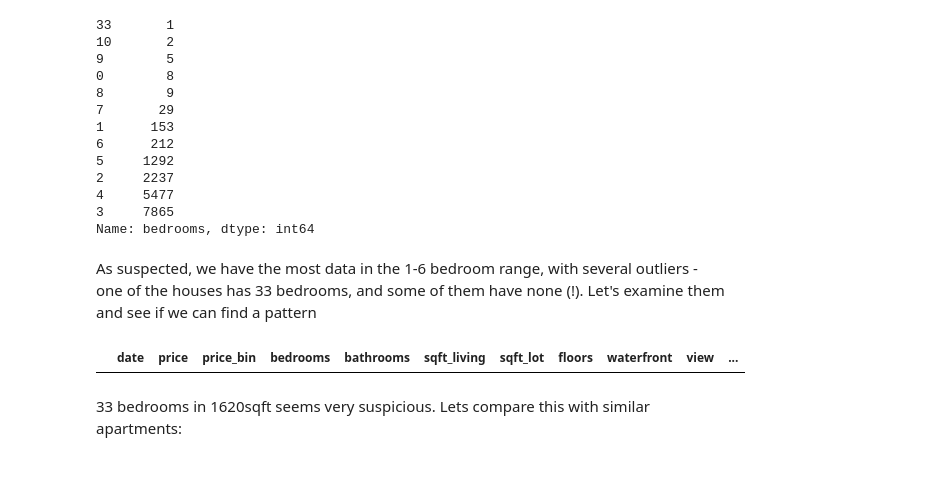
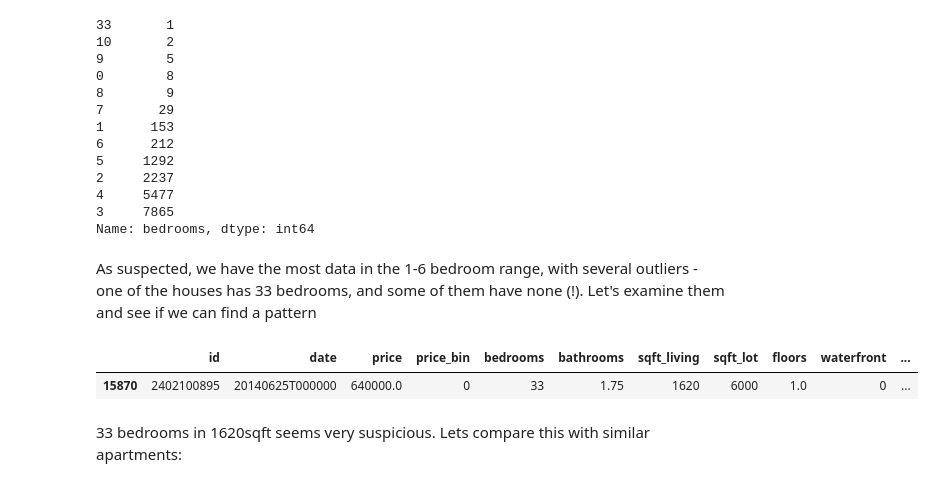
Before and after one commit to PabloOb/housing_seattle, a Jupyter notebook: analysis.ipynb, the cells around one changed output. Saved outputs shown, nothing was run; the diff lists cells and outputs as text; code cells hidden in the pictures.

```diff
--- a/analysis.ipynb
+++ b/analysis.ipynb
@@ -196,9 +202,10 @@ Name: bedrooms, dtype: int64
 # %% [markdown]
 As suspected, we have the most data in the 1-6 bedroom range, with several outliers - one of the houses has 33 bedrooms, and some of them have none (!). Let's examine them and see if we can find a pattern
 # %%
-bedroom_outlier = housing.loc[(housing['bedrooms'] == 33)]
+housing.loc[(housing['bedrooms'] == 33)]
 # %% [output]
-|  | date | price | price_bin | bedrooms | bathrooms | sqft_living | sqft_lot | floors | waterfront | view | ... |
+|  | id | date | price | price_bin | bedrooms | bathrooms | sqft_living | sqft_lot | floors | waterfront | ... |
+| 15870 | 2402100895 | 20140625T000000 | 640000.0 | 0 | 33 | 1.75 | 1620 | 6000 | 1.0 | 0 | ... |
 # %% [markdown]
 33 bedrooms in 1620sqft seems very suspicious. Lets compare this with similar apartments:
 # %%
```
Also changed, not shown: parts of 48 cells of this notebook.
